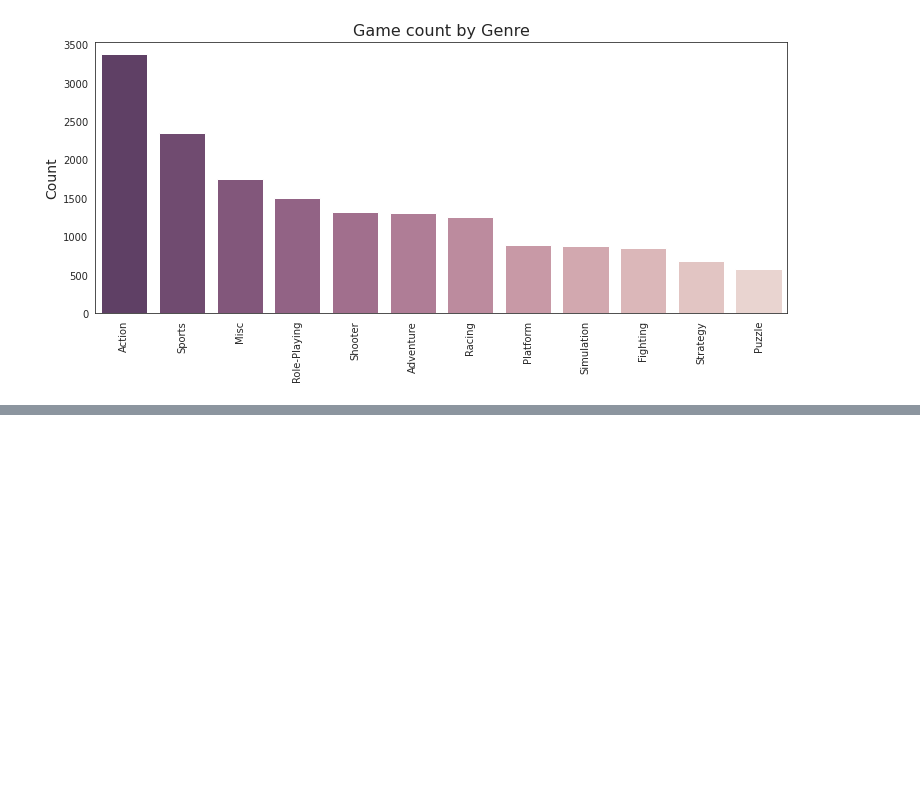
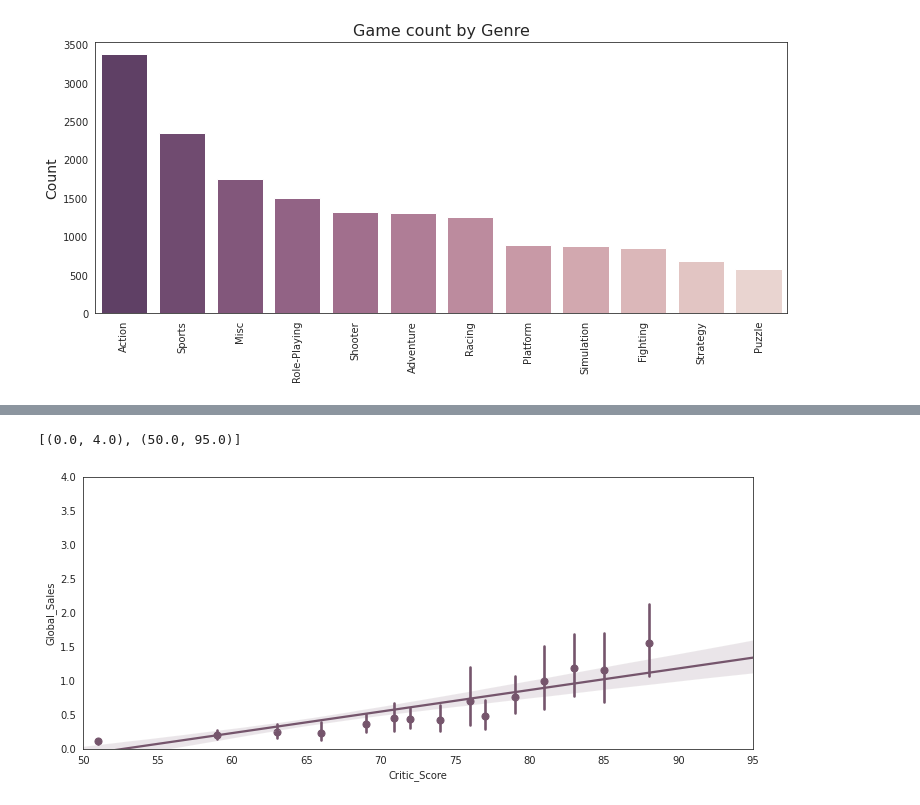
Before and after one commit to ChristianMocha/PrediccionVideoJuegos, a Jupyter notebook: PrediccionVideoJuegos.ipynb, the cells around one changed output, grey strips where cells are left out. Saved outputs shown, nothing was run; the diff lists cells and outputs as text; code cells hidden in the pictures; blank space fills up the shorter version.

```diff
--- a/PrediccionVideoJuegos.ipynb
+++ b/PrediccionVideoJuegos.ipynb
@@ -77,0 +128,7 @@ def height(x):
+# %%
+fig, ax = plt.subplots(1,1, figsize=(12,5))
+sns.regplot(x="Critic_Score", y="Global_Sales", data=df1.loc[df1.Year_of_Release >= 2014],
+            truncate=True, x_bins=15, color="#75556c").set(ylim=(0, 4), xlim=(50, 95))
+# %% [output]
+[(0.0, 4.0), (50.0, 95.0)]
+[figure, added]
```
Also changed, not shown: parts of 5 cells of this notebook.
